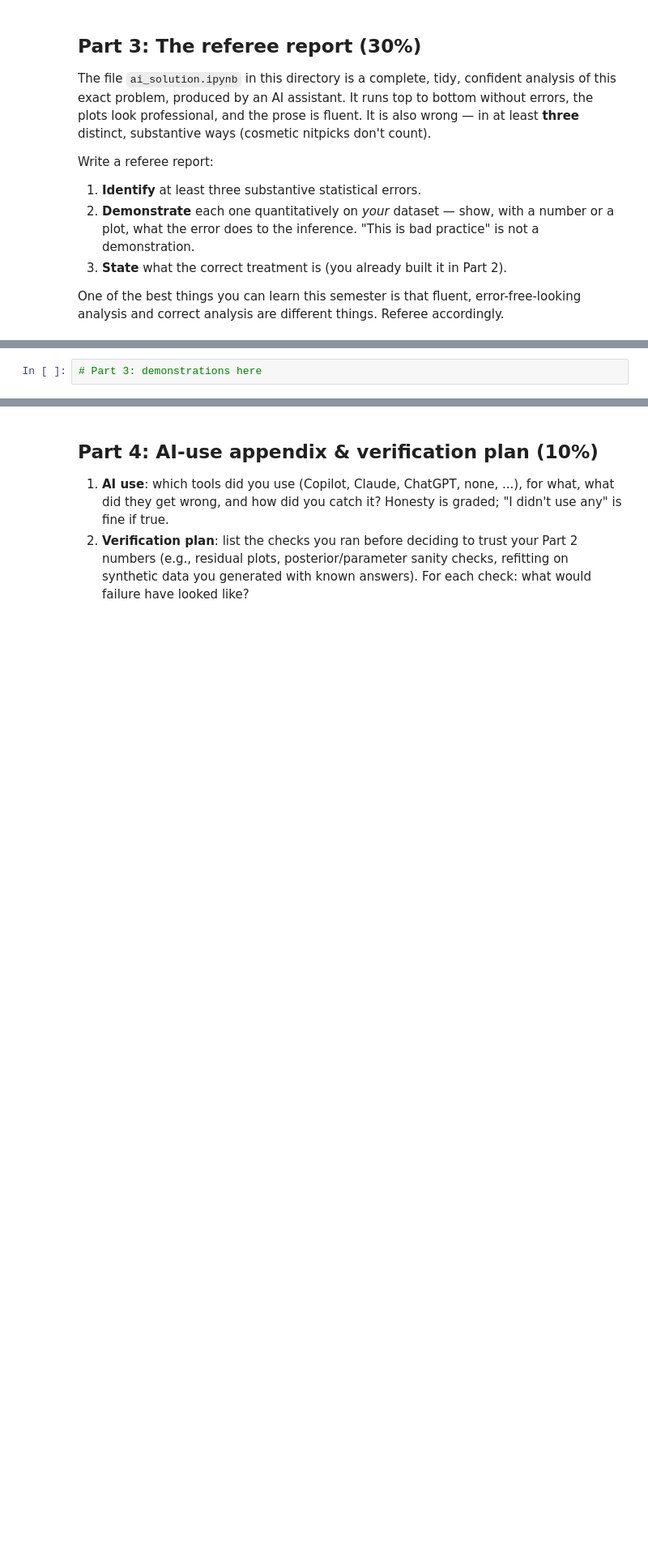
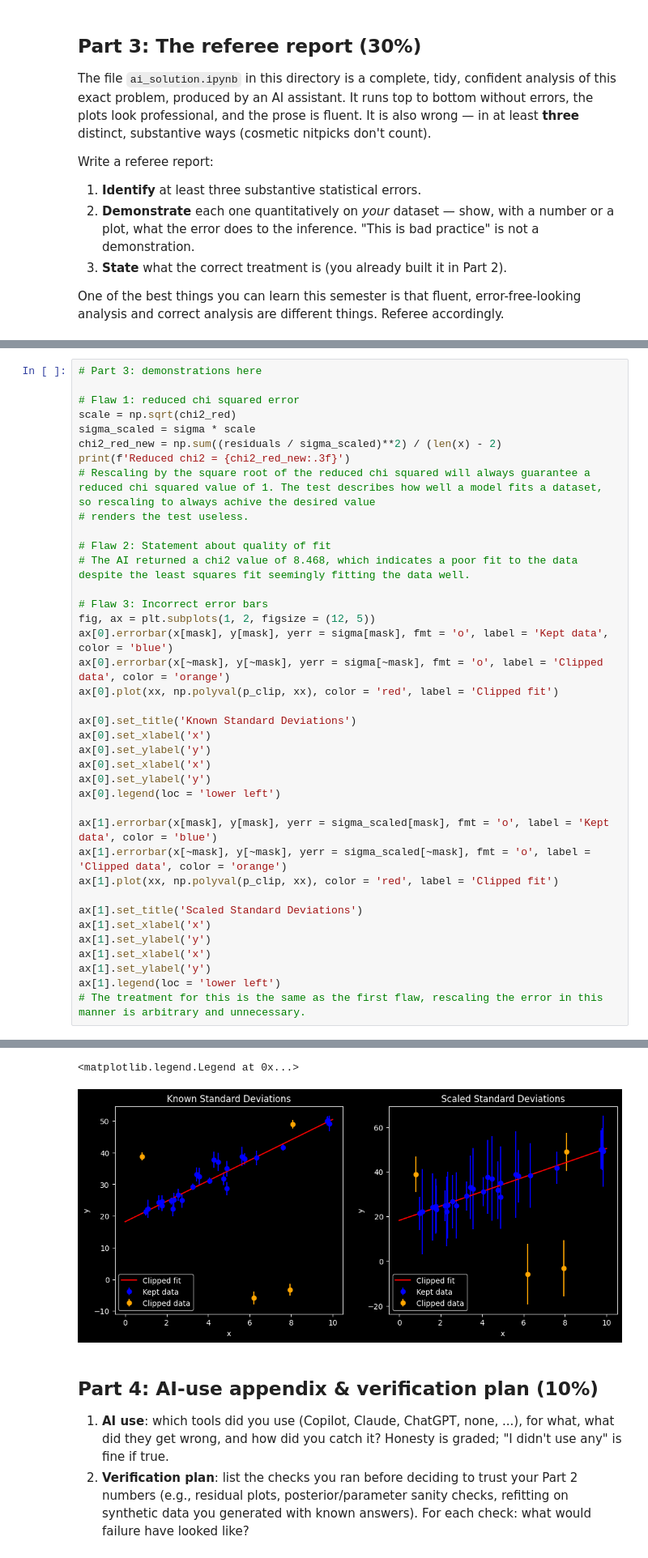
Before and after one commit to gnarayan/ast457_2026_Fall, a Jupyter notebook: submissions/asteves2/lab01.ipynb, the cells around one changed output, grey strips where cells are left out. Shown at 81% size. Cells and saved outputs as stored; diff of their text form; blank space fills up the shorter version.

```diff
--- a/submissions/asteves2/lab01.ipynb
+++ b/submissions/asteves2/lab01.ipynb
@@ -149,2 +207,39 @@ analysis and correct analysis are different things. Referee accordingly.
 # %%
 # Part 3: demonstrations here
+
+# Flaw 1: reduced chi squared error
+scale = np.sqrt(chi2_red)
+sigma_scaled = sigma * scale
+chi2_red_new = np.sum((residuals / sigma_scaled)**2) / (len(x) - 2)
+print(f'Reduced chi2 = {chi2_red_new:.3f}')
+# Rescaling by the square root of the reduced chi squared will always guarantee a reduced chi squared value of 1. The test describes how well a model fits a dataset, so rescaling to always achive the desired value
+# renders the test useless.
+
+# Flaw 2: Statement about quality of fit
+# The AI returned a chi2 value of 8.468, which indicates a poor fit to the data despite the least squares fit seemingly fitting the data well.
+
+# Flaw 3: Incorrect error bars
+fig, ax = plt.subplots(1, 2, figsize = (12, 5))
+ax[0].errorbar(x[mask], y[mask], yerr = sigma[mask], fmt = 'o', label = 'Kept data', color = 'blue')
+ax[0].errorbar(x[~mask], y[~mask], yerr = sigma[~mask], fmt = 'o', label = 'Clipped data', color = 'orange')
+ax[0].plot(xx, np.polyval(p_clip, xx), color = 'red', label = 'Clipped fit')
+
+ax[0].set_title('Known Standard Deviations')
+ax[0].set_xlabel('x')
+ax[0].set_ylabel('y')
+ax[0].set_xlabel('x')
+ax[0].set_ylabel('y')
+ax[0].legend(loc = 'lower left')
+
+ax[1].errorbar(x[mask], y[mask], yerr = sigma_scaled[mask], fmt = 'o', label = 'Kept data', color = 'blue')
+ax[1].errorbar(x[~mask], y[~mask], yerr = sigma_scaled[~mask], fmt = 'o', label = 'Clipped data', color = 'orange')
+ax[1].plot(xx, np.polyval(p_clip, xx), color = 'red', label = 'Clipped fit')
+
+ax[1].set_title('Scaled Standard Deviations')
+ax[1].set_xlabel('x')
+ax[1].set_ylabel('y')
+ax[1].set_xlabel('x')
+ax[1].set_ylabel('y')
+ax[1].legend(loc = 'lower left')
+# The treatment for this is the same as the first flaw, rescaling the error in this manner is arbitrary and unnecessary.
+# %% [output]
@@ -151,3 +247,5 @@ analysis and correct analysis are different things. Referee accordingly.
+<matplotlib.legend.Legend at 0x...>
+[figure, added]
 # %% [markdown]
 ## Part 4: AI-use appendix & verification plan (10%)
 
```
Also changed, not shown: parts of 6 cells of this notebook.
